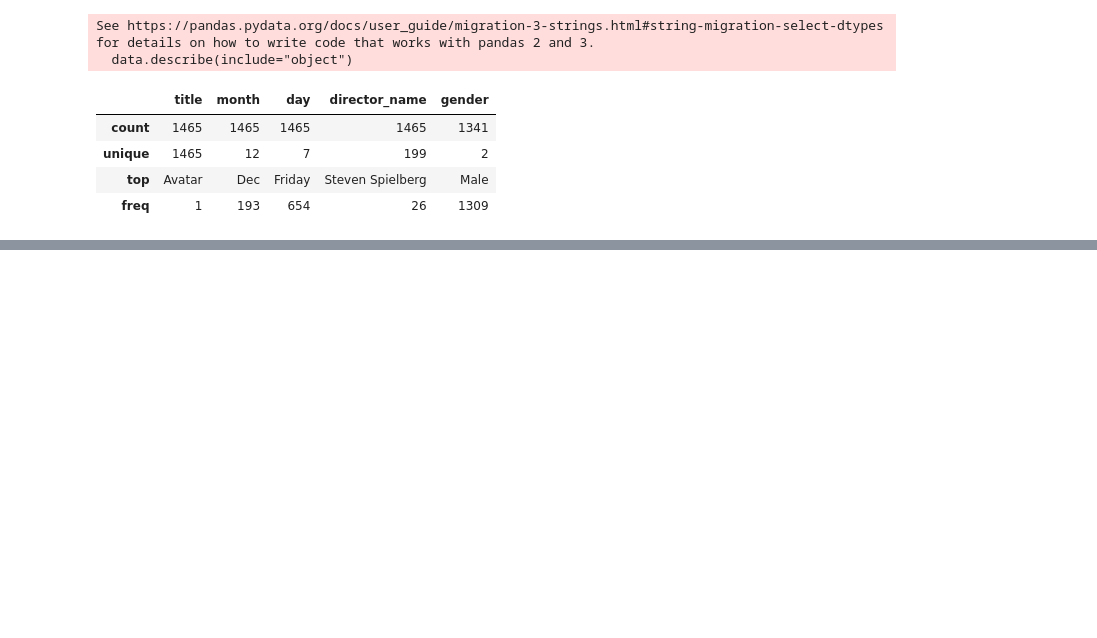
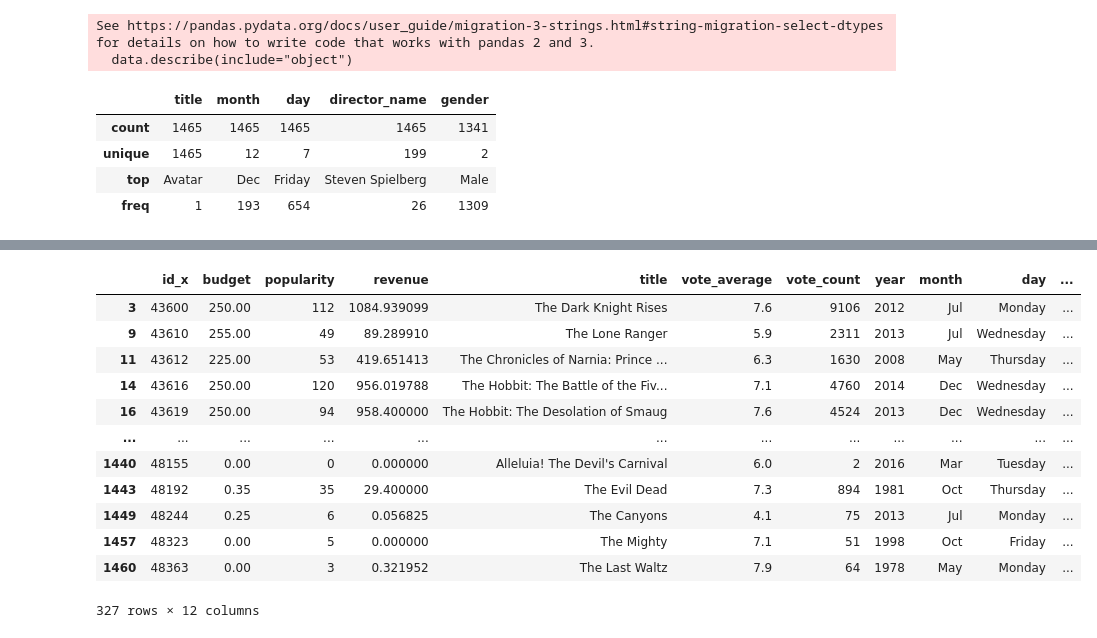
Before and after one commit to Anurag07-07/DSML-, a Jupyter notebook: day20.ipynb, the cells around one changed output, grey strips where cells are left out. Drawn from its saved outputs; the diff is of its cells as text; code cells hidden in the pictures; blank space fills up the shorter version.

```diff
--- a/day20.ipynb
+++ b/day20.ipynb
@@ -376,0 +381,4 @@ See https://pandas.pydata.org/docs/user_guide/migration-3-strings.html#string-mi
+# %%
+data["revenue"] = data["revenue"]/1000000
+# %%
+data["budget"] = data["budget"]/1000000
@@ -376,0 +427,17 @@ See https://pandas.pydata.org/docs/user_guide/migration-3-strings.html#string-mi
+# %%
+# Movie title start with the
+data.loc[data["title"].str.contains("The")]
+# %% [output]
+|  | id_x | budget | popularity | revenue | title | vote_average | vote_count | year | month | day | ... |
+| 3 | 43600 | 250.00 | 112 | 1084.939099 | The Dark Knight Rises | 7.6 | 9106 | 2012 | Jul | Monday | ... |
+| 9 | 43610 | 255.00 | 49 | 89.289910 | The Lone Ranger | 5.9 | 2311 | 2013 | Jul | Wednesday | ... |
+| 11 | 43612 | 225.00 | 53 | 419.651413 | The Chronicles of Narnia: Prince ... | 6.3 | 1630 | 2008 | May | Thursday | ... |
+| 14 | 43616 | 250.00 | 120 | 956.019788 | The Hobbit: The Battle of the Fiv... | 7.1 | 4760 | 2014 | Dec | Wednesday | ... |
+| 16 | 43619 | 250.00 | 94 | 958.400000 | The Hobbit: The Desolation of Smaug | 7.6 | 4524 | 2013 | Dec | Wednesday | ... |
+| ... | ... | ... | ... | ... | ... | ... | ... | ... | ... | ... | ... |
+| 1440 | 48155 | 0.00 | 0 | 0.000000 | Alleluia! The Devil's Carnival | 6.0 | 2 | 2016 | Mar | Tuesday | ... |
+| 1443 | 48192 | 0.35 | 35 | 29.400000 | The Evil Dead | 7.3 | 894 | 1981 | Oct | Thursday | ... |
+| 1449 | 48244 | 0.25 | 6 | 0.056825 | The Canyons | 4.1 | 75 | 2013 | Jul | Monday | ... |
+| 1457 | 48323 | 0.00 | 5 | 0.000000 | The Mighty | 7.1 | 51 | 1998 | Oct | Friday | ... |
+| 1460 | 48363 | 0.00 | 3 | 0.321952 | The Last Waltz | 7.9 | 64 | 1978 | May | Monday | ... |
+327 rows × 12 columns
```
Also changed, not shown: parts of 35 cells of this notebook, 1 other file.
